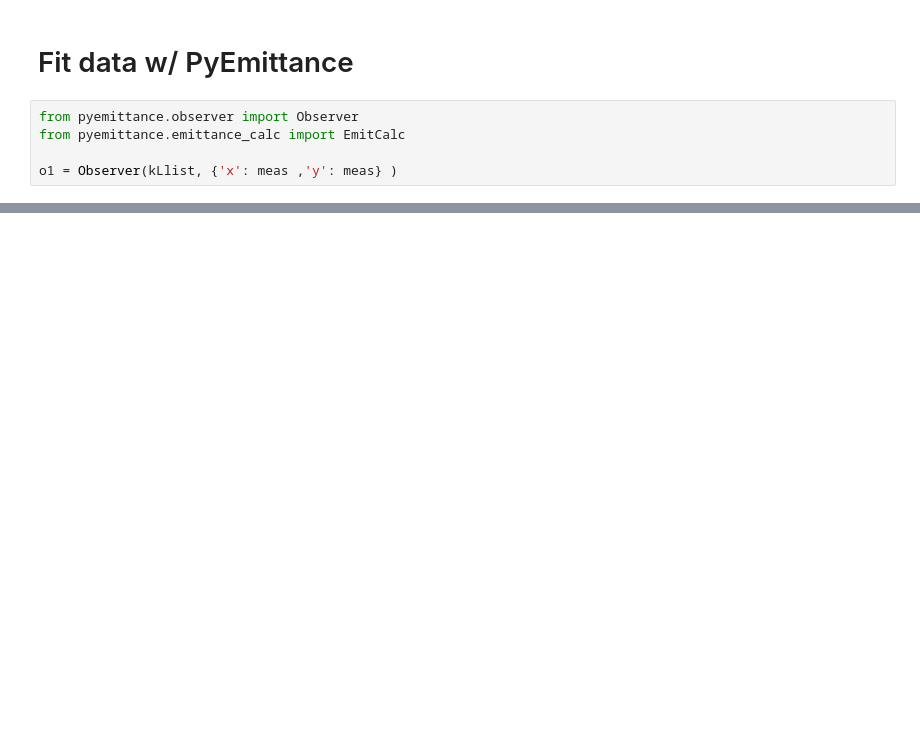
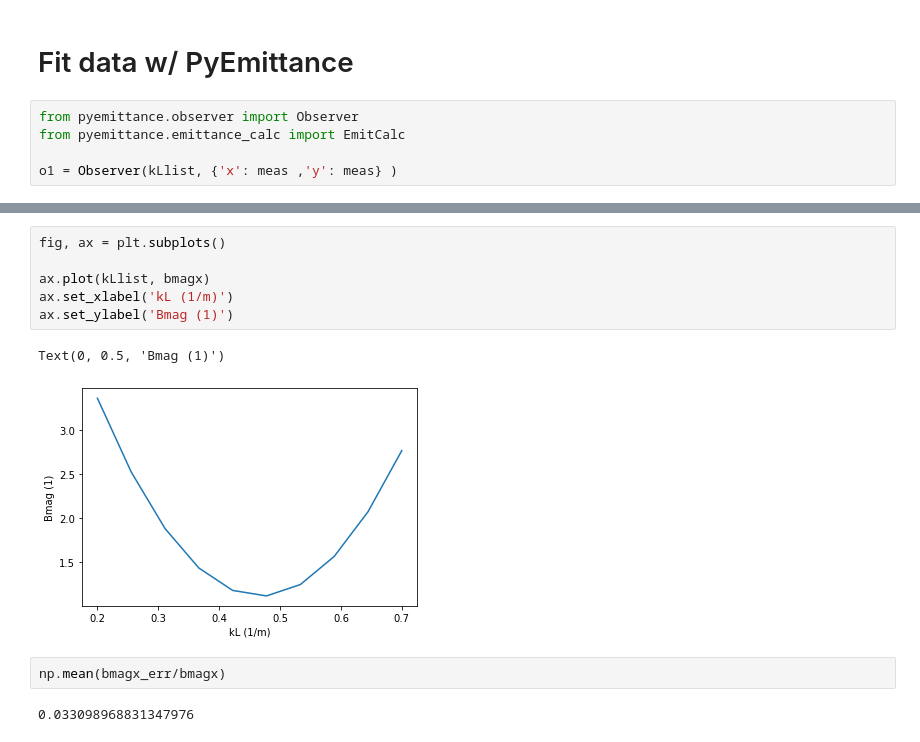
Before and after one commit to slaclab/PyEmittance, a Jupyter notebook: examples/simple_fit_test.ipynb, the cells around one changed output, grey strips where cells are left out. Saved outputs shown, nothing was run; the diff lists cells and outputs as text; blank space fills up the shorter version.

```diff
--- a/examples/simple_fit_test.ipynb
+++ b/examples/simple_fit_test.ipynb
@@ -62,0 +67,13 @@ emity, erry = ef1.do_emit_fit(dim='y')
+# %%
+fig, ax = plt.subplots()
+
+ax.plot(kLlist, bmagx)
+ax.set_xlabel('kL (1/m)')
+ax.set_ylabel('Bmag (1)')
+# %% [output]
+Text(0, 0.5, 'Bmag (1)')
+[figure, added]
+# %%
+np.mean(bmagx_err/bmagx)
+# %% [output]
+0.033098968831347976
```
Also changed, not shown: parts of 5 cells of this notebook, 11 other files.
